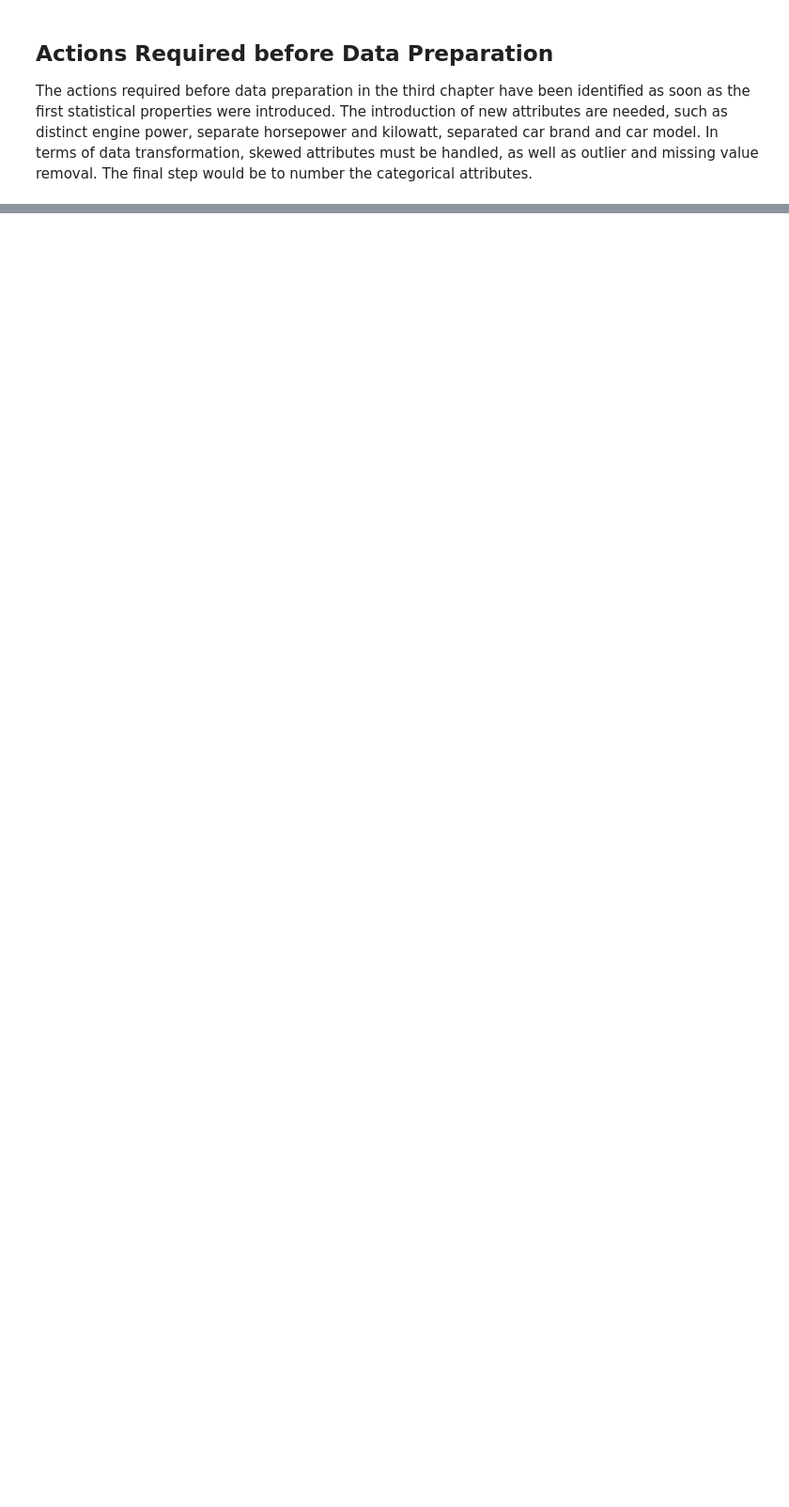
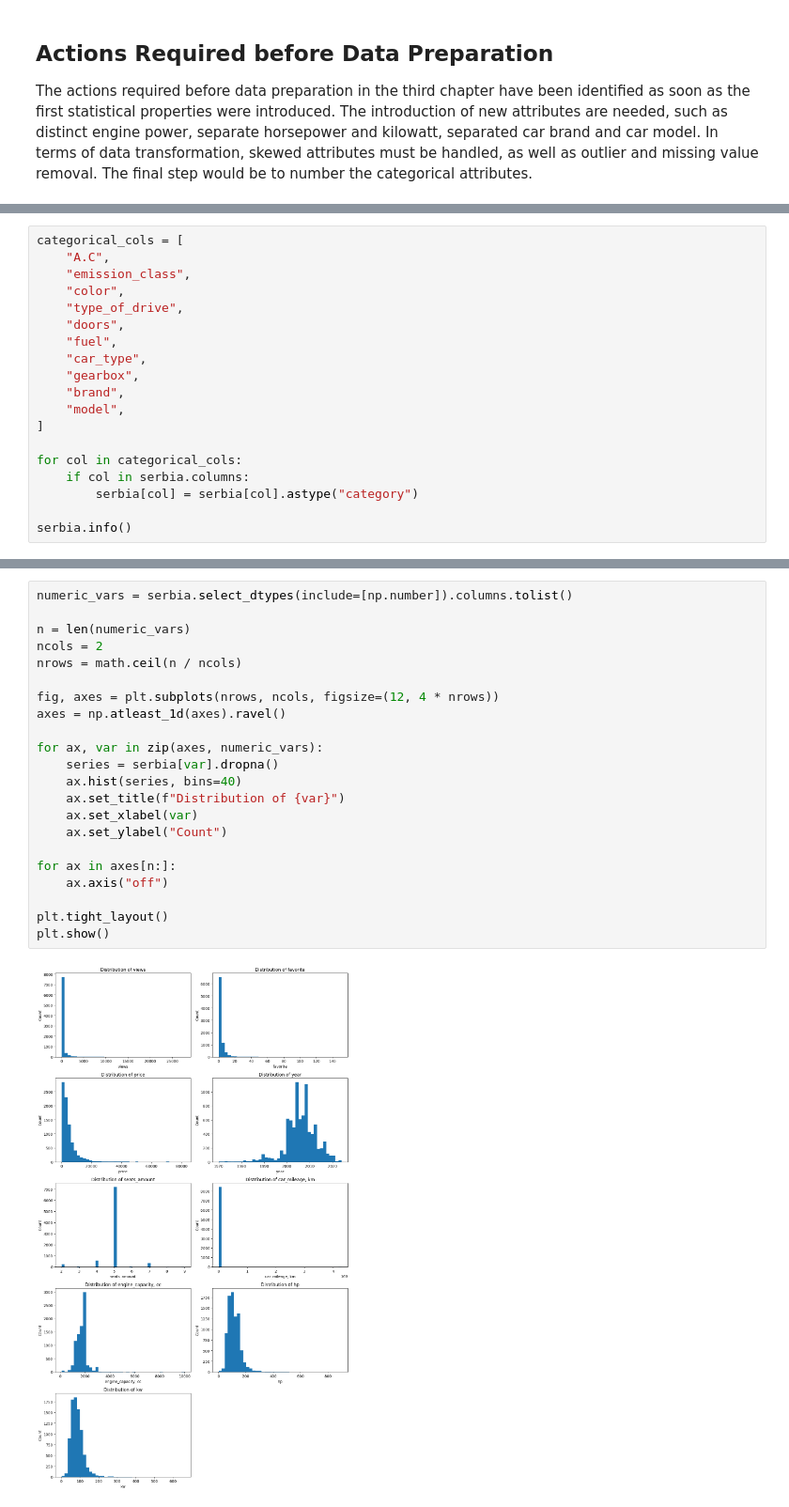
Before and after one commit to papadopoules/marketplace-price-prediction, a Jupyter notebook: marketplace-analysis.ipynb, the cells around one changed output, grey strips where cells are left out. Shown at 94% size. Cells and saved outputs as stored; diff of their text form; blank space fills up the shorter version.

```diff
--- a/marketplace-analysis.ipynb
+++ b/marketplace-analysis.ipynb
@@ -143,0 +398,19 @@ The actions required before data preparation in the third chapter have been iden
+# %%
+categorical_cols = [
+    "A.C",
+    "emission_class",
+    "color",
+    "type_of_drive",
+    "doors",
+    "fuel",
+    "car_type",
+    "gearbox",
+    "brand",
+    "model",
+]
+
+for col in categorical_cols:
+    if col in serbia.columns:
+        serbia[col] = serbia[col].astype("category")
+
+serbia.info()
@@ -143,0 +439,24 @@ The actions required before data preparation in the third chapter have been iden
+# %%
+numeric_vars = serbia.select_dtypes(include=[np.number]).columns.tolist()
+
+n = len(numeric_vars)
+ncols = 2
+nrows = math.ceil(n / ncols)
+
+fig, axes = plt.subplots(nrows, ncols, figsize=(12, 4 * nrows))
+axes = np.atleast_1d(axes).ravel()
+
+for ax, var in zip(axes, numeric_vars):
+    series = serbia[var].dropna()
+    ax.hist(series, bins=40)
+    ax.set_title(f"Distribution of {var}")
+    ax.set_xlabel(var)
+    ax.set_ylabel("Count")
+
+for ax in axes[n:]:
+    ax.axis("off")
+
+plt.tight_layout()
+plt.show()
+# %% [output]
+[figure, added]
```
Also changed, not shown: parts of 93 cells of this notebook.
